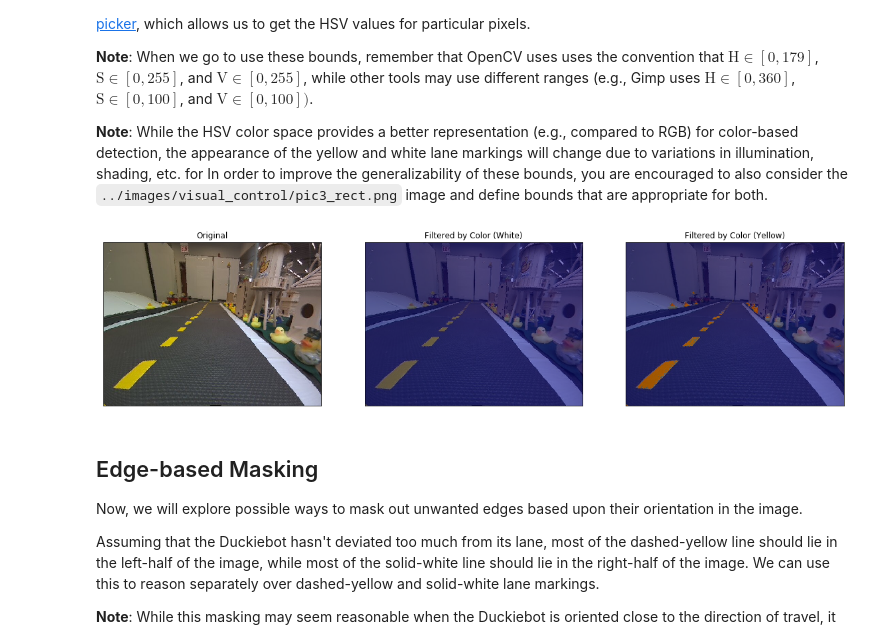
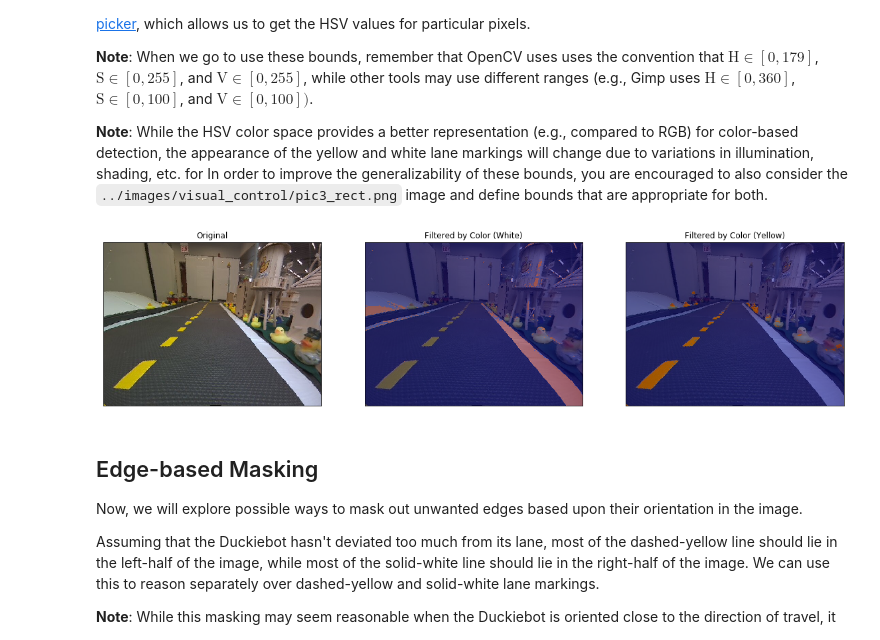
Before and after one commit to Rakshit-Shetty/mooc-exercises, a Jupyter notebook: visual_lane_servoing/solution/05-Visual-Servoing/visual_servoing_activity.ipynb, the cells around one changed output. Drawn from its saved outputs; the diff is of its cells as text; code cells hidden in the pictures.

```diff
--- a/visual_lane_servoing/solution/05-Visual-Servoing/visual_servoing_activity.ipynb
+++ b/visual_lane_servoing/solution/05-Visual-Servoing/visual_servoing_activity.ipynb
@@ -248,29 +251,29 @@ We can select upper- and lower-bounds on the HSV values for the two lines. One o
 # %%
 # Using the above tool, we can identify the bounds as follows
 # TODO: Identify the lower and upper HSV bounds for the white and yellow lane markings
 #       These values represent the maximum range, so they don't filter out anything
-white_lower_hsv = np.array([0, 0, 255])         # CHANGE ME
-white_upper_hsv = np.array([115, 38, 243])   # CHANGE ME
-yellow_lower_hsv = np.array([20, 165, 140])        # CHANGE ME
-yellow_upper_hsv = np.array([27, 255, 211])  # CHANGE ME
+white_lower_hsv = np.array([0, 0, 180])         # CHANGE ME
+white_upper_hsv = np.array([120, 77, 255])   # CHANGE ME
+yellow_lower_hsv = np.array([20, 140, 127])        # CHANGE ME
+yellow_upper_hsv = np.array([28, 255, 216])  # CHANGE ME
 
 mask_white = cv2.inRange(imghsv, white_lower_hsv, white_upper_hsv)
 mask_yellow = cv2.inRange(imghsv, yellow_lower_hsv, yellow_upper_hsv)
 
 fig = plt.figure(figsize = (20,10))
 ax1 = fig.add_subplot(1,3,1)
 ax1.imshow(imgrgb)
 ax1.set_title('Original'), ax1.set_xticks([]), ax1.set_yticks([])
 ax2 = fig.add_subplot(1,3,2)
 ax2.imshow(imgrgb)
 ax2.imshow(mask_white, cmap='jet', alpha=0.5)
 ax2.set_title('Filtered by Color (White)'), ax2.set_xticks([]), ax2.set_yticks([]);
 ax3 = fig.add_subplot(1,3,3)
 ax3.imshow(imgrgb)
 ax3.imshow(mask_yellow, cmap='jet', alpha=0.5)
 ax3.set_title('Filtered by Color (Yellow)'), ax3.set_xticks([]), ax3.set_yticks([]);
 # %% [output]
-[figure, old version]
+[figure, new version]
 # %% [markdown]
 ## Edge-based Masking
 
```
Also changed, not shown: parts of 14 cells of this notebook, 6 other files.
